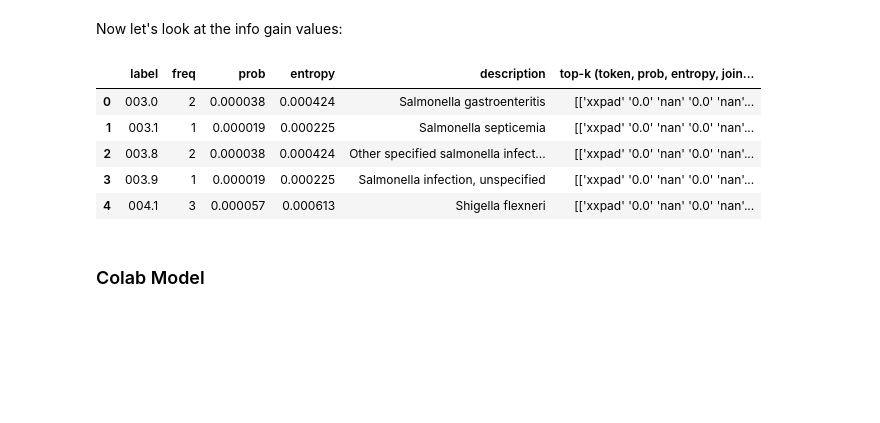
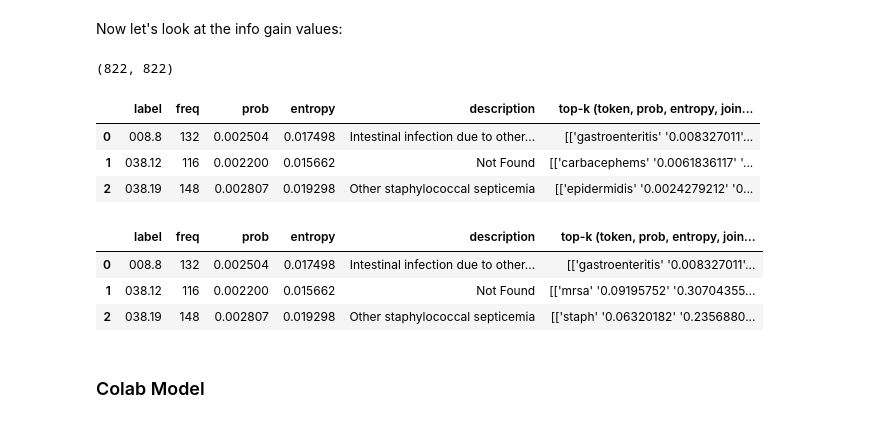
Before and after one commit to debjyotiSRoy/xcube_old, a Jupyter notebook: nbs/examples/mimic/sample/mimic3-9k_sample.ipynb, the cells around one changed output. Cells and saved outputs as stored; diff of their text form; code cells hidden in the pictures; blank space fills up the shorter version.

Commit message:
rectified error due to log divisions nans and printed the label descriptions with token annotations

```diff
--- a/nbs/examples/mimic/sample/mimic3-9k_sample.ipynb
+++ b/nbs/examples/mimic/sample/mimic3-9k_sample.ipynb
@@ -1624,14 +1619,6 @@ Wall time: 14.9 s
 # %% [markdown]
 Now let's look at the info gain values:
 # %%
-df_jaccard = pd.read_feather('mut_info_jaccard.ft')
+df_jc = pd.read_feather('mut_info_jaccard.ft')
+df_le = pd.read_feather('mut_info_entropy.ft')
-# %%
-df_jaccard.head(5)
-# %% [output]
-|  | label | freq | prob | entropy | description | top-k (token, prob, entropy, join... |
-| 0 | 003.0 | 2 | 0.000038 | 0.000424 | Salmonella gastroenteritis | [['xxpad' '0.0' 'nan' '0.0' 'nan'... |
-| 1 | 003.1 | 1 | 0.000019 | 0.000225 | Salmonella septicemia | [['xxpad' '0.0' 'nan' '0.0' 'nan'... |
-| 2 | 003.8 | 2 | 0.000038 | 0.000424 | Other specified salmonella infect... | [['xxpad' '0.0' 'nan' '0.0' 'nan'... |
-| 3 | 003.9 | 1 | 0.000019 | 0.000225 | Salmonella infection, unspecified | [['xxpad' '0.0' 'nan' '0.0' 'nan'... |
-| 4 | 004.1 | 3 | 0.000057 | 0.000613 | Shigella flexneri | [['xxpad' '0.0' 'nan' '0.0' 'nan'... |
 # %%
@@ -1641,0 +1626,25 @@ df_lbs[mask]
+# %%
+mask = (df_le.freq>50) & (df_le.freq<150)
+# with pd.option_context('display.max_colwidth', 100):
+# pd.reset_option('all')
+_df_jc = df_jc[mask].reset_index(drop=True)
+_df_le = df_le[mask].reset_index(drop=True)
+len(_df_jc), len(_df_le)
+# %% [output]
+(822, 822)
+# %%
+pd.set_option('display.max_colwidth', None)
+# %%
+_df_jc.head(3)
+# %% [output]
+|  | label | freq | prob | entropy | description | top-k (token, prob, entropy, join... |
+| 0 | 008.8 | 132 | 0.002504 | 0.017498 | Intestinal infection due to other... | [['gastroenteritis' '0.008327011'... |
+| 1 | 038.12 | 116 | 0.002200 | 0.015662 | Not Found | [['carbacephems' '0.0061836117' '... |
+| 2 | 038.19 | 148 | 0.002807 | 0.019298 | Other staphylococcal septicemia | [['epidermidis' '0.0024279212' '0... |
+# %%
+_df_le.head(3)
+# %% [output]
+|  | label | freq | prob | entropy | description | top-k (token, prob, entropy, join... |
+| 0 | 008.8 | 132 | 0.002504 | 0.017498 | Intestinal infection due to other... | [['gastroenteritis' '0.008327011'... |
+| 1 | 038.12 | 116 | 0.002200 | 0.015662 | Not Found | [['mrsa' '0.09195752' '0.30704355... |
+| 2 | 038.19 | 148 | 0.002807 | 0.019298 | Other staphylococcal septicemia | [['staph' '0.06320182' '0.2356880... |
```
Also changed, not shown: parts of 9 cells of this notebook.
